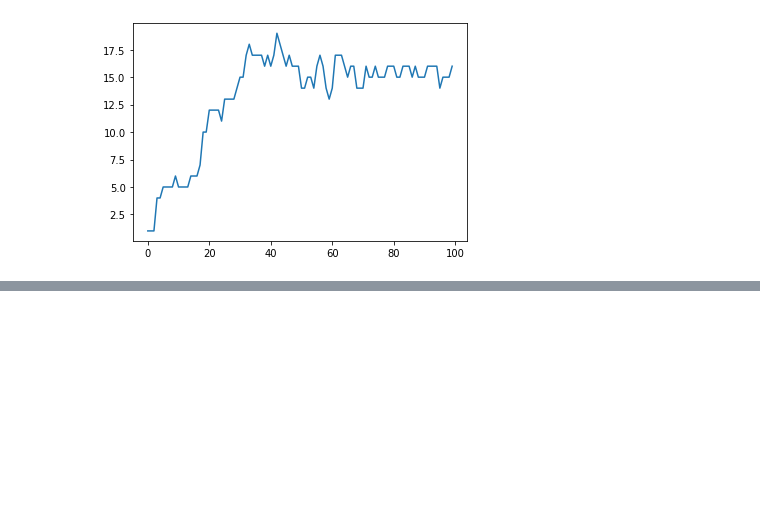
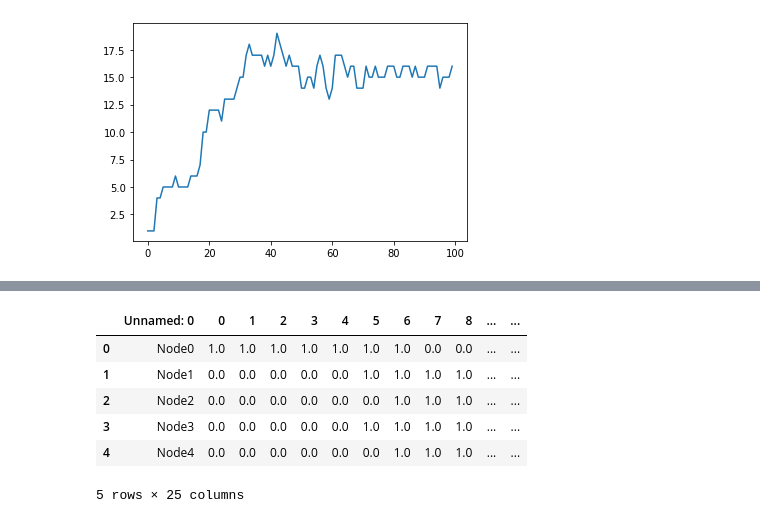
Before and after one commit to letitride/PandasDataAnalyze, a Jupyter notebook: chapter08/ch08.ipynb, the cells around one changed output, grey strips where cells are left out. Cells and saved outputs as stored; diff of their text form; code cells hidden in the pictures; blank space fills up the shorter version.

```diff
--- a/chapter08/ch08.ipynb
+++ b/chapter08/ch08.ipynb
@@ -141,0 +208,10 @@ plt.show()
+# %%
+df_mem_info.head()
+# %% [output]
+|  | Unnamed: 0 | 0 | 1 | 2 | 3 | 4 | 5 | 6 | 7 | 8 | ... | ... |
+| 0 | Node0 | 1.0 | 1.0 | 1.0 | 1.0 | 1.0 | 1.0 | 1.0 | 0.0 | 0.0 | ... | ... |
+| 1 | Node1 | 0.0 | 0.0 | 0.0 | 0.0 | 0.0 | 1.0 | 1.0 | 1.0 | 1.0 | ... | ... |
+| 2 | Node2 | 0.0 | 0.0 | 0.0 | 0.0 | 0.0 | 0.0 | 1.0 | 1.0 | 1.0 | ... | ... |
+| 3 | Node3 | 0.0 | 0.0 | 0.0 | 0.0 | 0.0 | 1.0 | 1.0 | 1.0 | 1.0 | ... | ... |
+| 4 | Node4 | 0.0 | 0.0 | 0.0 | 0.0 | 0.0 | 0.0 | 1.0 | 1.0 | 1.0 | ... | ... |
+5 rows × 25 columns
```
Also changed, not shown: parts of 14 cells of this notebook.
